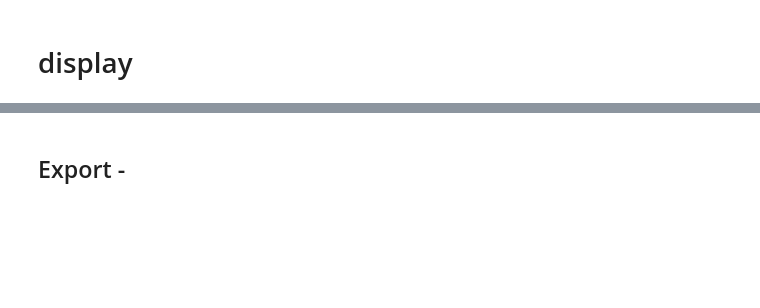
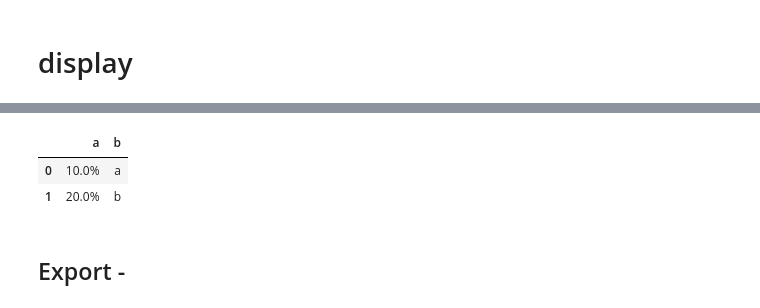
Before and after one commit to asappinc/pdpatch, a Jupyter notebook: 02_display.ipynb, the cells around one changed output, grey strips where cells are left out. Drawn from its saved outputs; the diff is of its cells as text; code cells hidden in the pictures; blank space fills up the shorter version.

```diff
--- a/02_display.ipynb
+++ b/02_display.ipynb
@@ -99,3 +110,10 @@ s.less()
+# %%
+df = pd.DataFrame({'a': [0.1, 0.2], 'b': ['a', 'b']})
+df.to_percent()
+# %% [output]
+|  | a | b |
+| 0 | 10.0% | a |
+| 1 | 20.0% | b |
 # %% [markdown]
 ## Export -
 # %%
```
Also changed, not shown: parts of 3 cells of this notebook, 12 other files.
